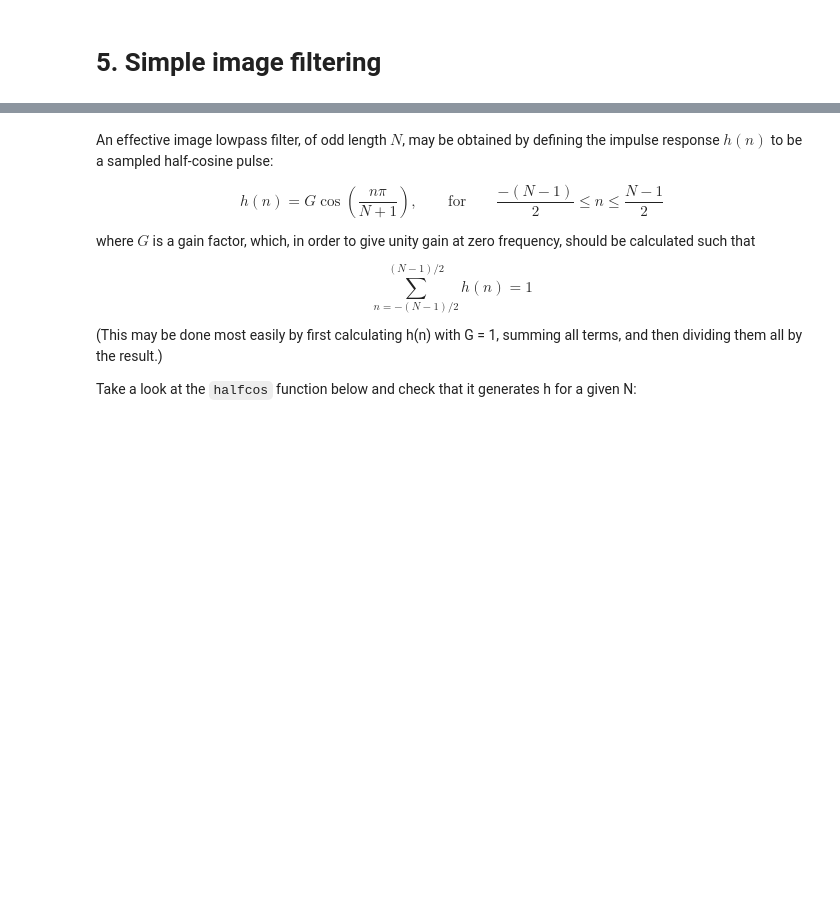
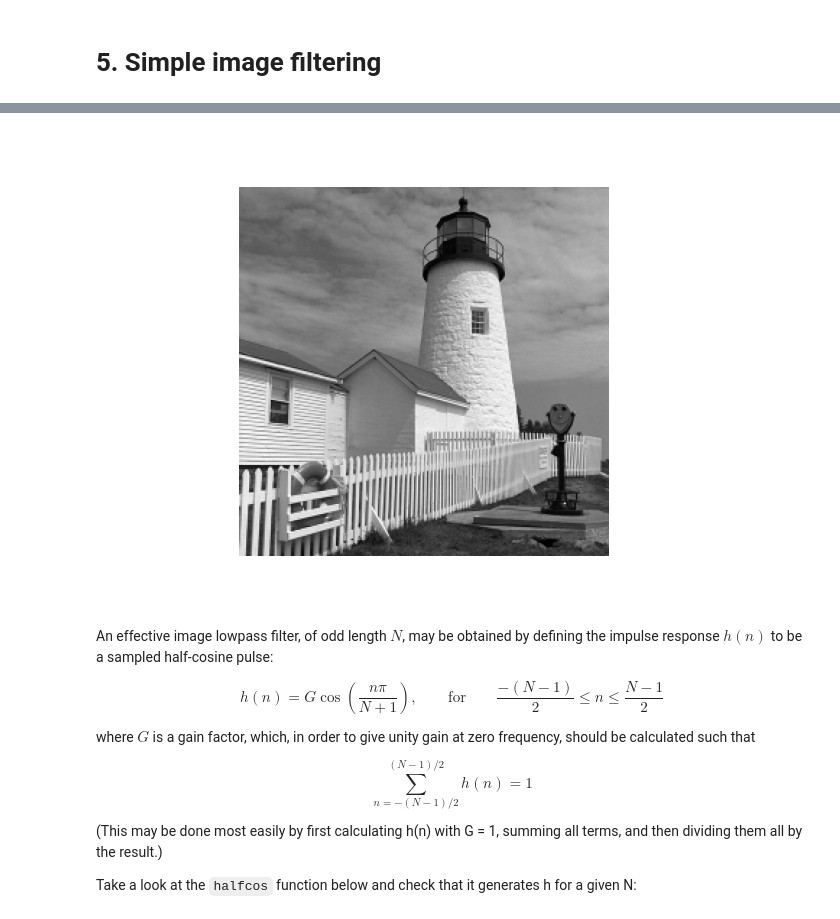
Before and after one commit to sigproc/cued_sf2_lab, a Jupyter notebook: 5-simple-image-filtering.ipynb, the cells around one changed output, grey strips where cells are left out. Saved outputs shown, nothing was run; the diff lists cells and outputs as text; code cells hidden in the pictures; blank space fills up the shorter version.

```diff
--- a/5-simple-image-filtering.ipynb
+++ b/5-simple-image-filtering.ipynb
@@ -15,3 +18,10 @@ X, cmaps_dict = load_mat_img(img='lighthouse.mat', img_info='X', cmap_info={'map
+# %%
+fig, ax = plt.subplots()
+plot_image(X, ax=ax)
+plt.axis('off')
+plt.savefig('original_image.png', bbox_inches='tight')
+# %% [output]
+[figure, added]
 # %% [markdown]
 An effective image lowpass filter, of odd length $N$, may be obtained by defining the impulse
 response $h(n)$ to be a sampled half-cosine pulse:
```
Also changed, not shown: parts of 5 cells of this notebook, 1 other file.
